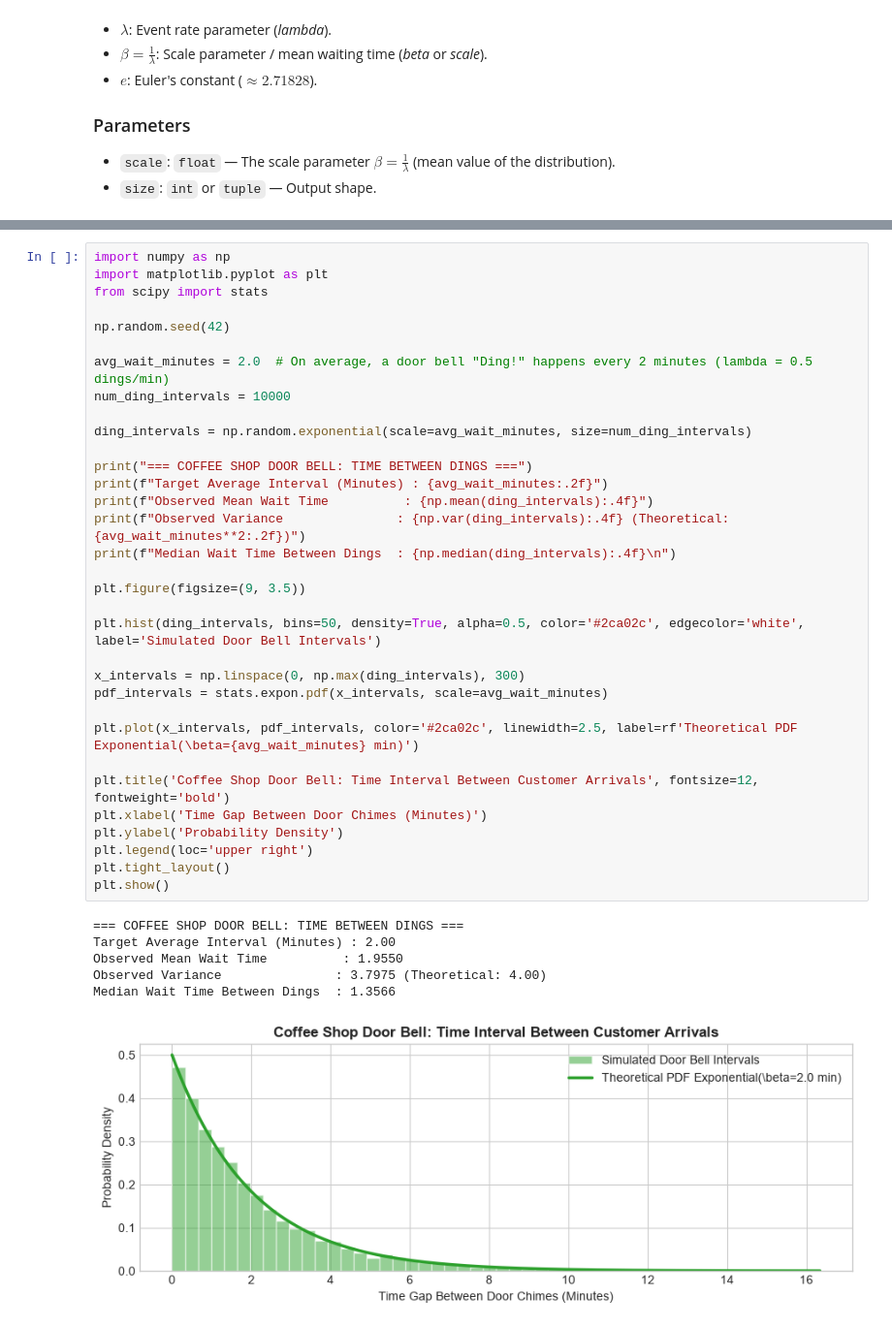
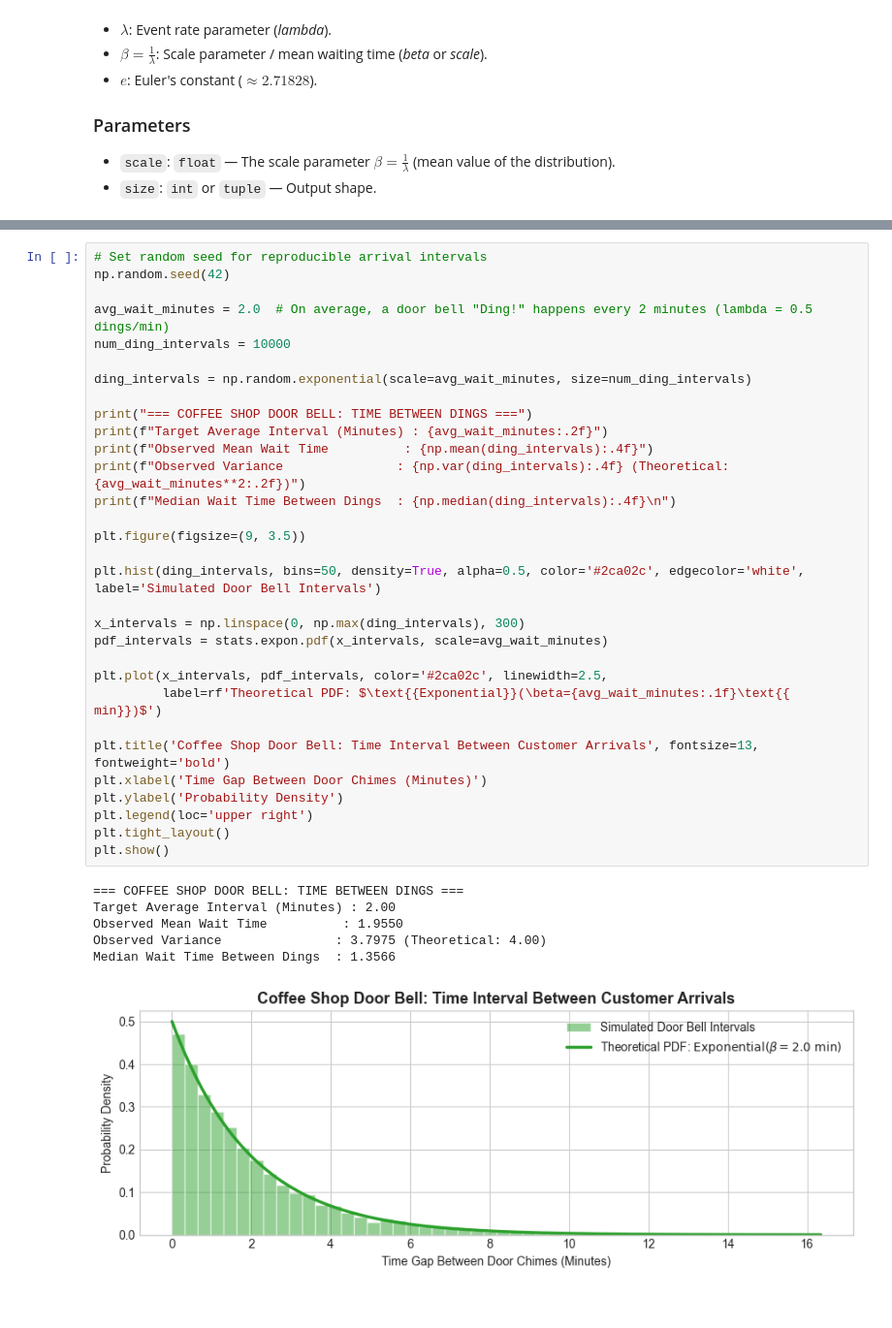
Before and after one commit to Abiads/CDAC-Data-Analytics, a Jupyter notebook: Day6/01_data_population/03_continuous_probability_distributions.ipynb, the cells around one changed output, grey strips where cells are left out. Shown at 97% size. Drawn from its saved outputs; the diff is of its cells as text.

```diff
--- a/Day6/01_data_population/03_continuous_probability_distributions.ipynb
+++ b/Day6/01_data_population/03_continuous_probability_distributions.ipynb
@@ -223,40 +218,38 @@ Median Waiting Time           : 1.4100
 # %%
-import numpy as np
-import matplotlib.pyplot as plt
-from scipy import stats
-
+# Set random seed for reproducible arrival intervals
 np.random.seed(42)
 
 avg_wait_minutes = 2.0  # On average, a door bell "Ding!" happens every 2 minutes (lambda = 0.5 dings/min)
 num_ding_intervals = 10000
 
 ding_intervals = np.random.exponential(scale=avg_wait_minutes, size=num_ding_intervals)
 
 print("=== COFFEE SHOP DOOR BELL: TIME BETWEEN DINGS ===")
 print(f"Target Average Interval (Minutes) : {avg_wait_minutes:.2f}")
 print(f"Observed Mean Wait Time          : {np.mean(ding_intervals):.4f}")
 print(f"Observed Variance               : {np.var(ding_intervals):.4f} (Theoretical: {avg_wait_minutes**2:.2f})")
 print(f"Median Wait Time Between Dings  : {np.median(ding_intervals):.4f}\n")
 
 plt.figure(figsize=(9, 3.5))
 
 plt.hist(ding_intervals, bins=50, density=True, alpha=0.5, color='#2ca02c', edgecolor='white', label='Simulated Door Bell Intervals')
 
 x_intervals = np.linspace(0, np.max(ding_intervals), 300)
 pdf_intervals = stats.expon.pdf(x_intervals, scale=avg_wait_minutes)
 
-plt.plot(x_intervals, pdf_intervals, color='#2ca02c', linewidth=2.5, label=rf'Theoretical PDF Exponential(\beta={avg_wait_minutes} min)')
+plt.plot(x_intervals, pdf_intervals, color='#2ca02c', linewidth=2.5,
+         label=rf'Theoretical PDF: $\text{{Exponential}}(\beta={avg_wait_minutes:.1f}\text{{ min}})$')
 
-plt.title('Coffee Shop Door Bell: Time Interval Between Customer Arrivals', fontsize=12, fontweight='bold')
+plt.title('Coffee Shop Door Bell: Time Interval Between Customer Arrivals', fontsize=13, fontweight='bold')
 plt.xlabel('Time Gap Between Door Chimes (Minutes)')
 plt.ylabel('Probability Density')
 plt.legend(loc='upper right')
 plt.tight_layout()
 plt.show()
 # %% [output]
 === COFFEE SHOP DOOR BELL: TIME BETWEEN DINGS ===
 Target Average Interval (Minutes) : 2.00
 Observed Mean Wait Time          : 1.9550
 Observed Variance               : 3.7975 (Theoretical: 4.00)
 Median Wait Time Between Dings  : 1.3566
-[figure, old version]
+[figure, new version]
```
Also changed, not shown: parts of 7 cells of this notebook.
